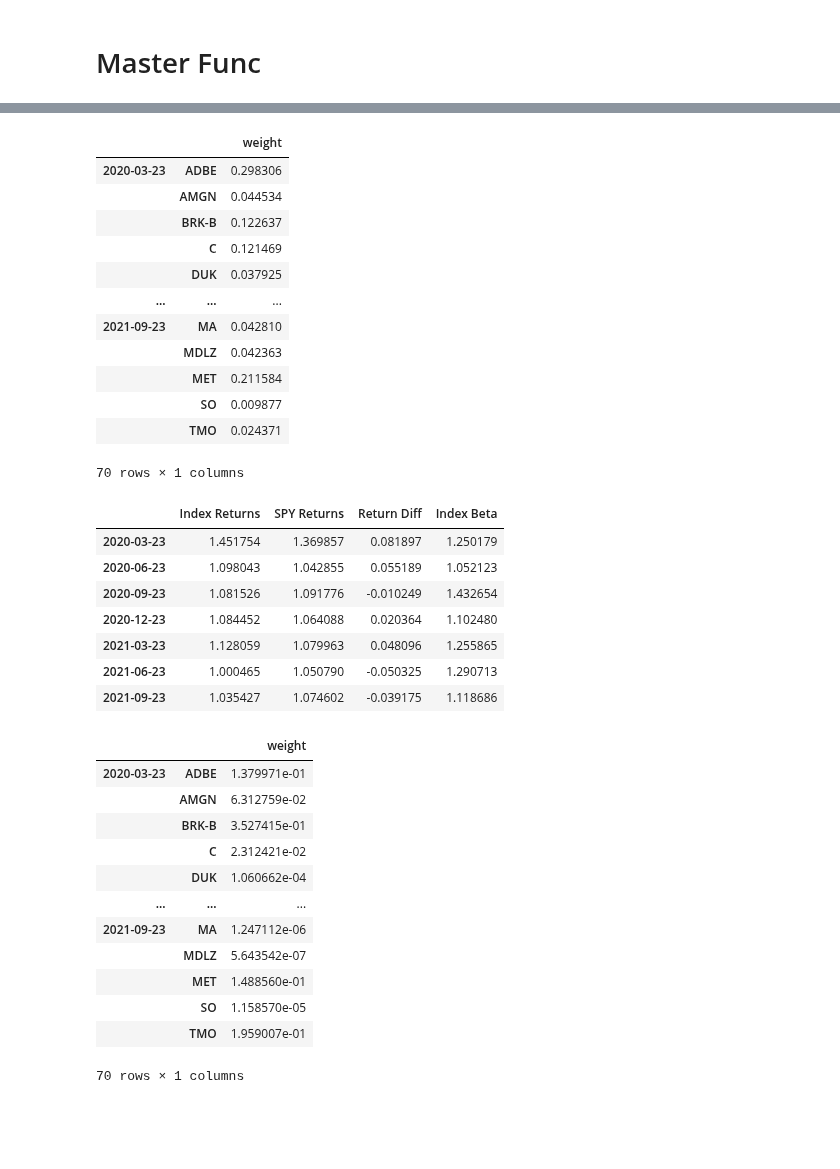
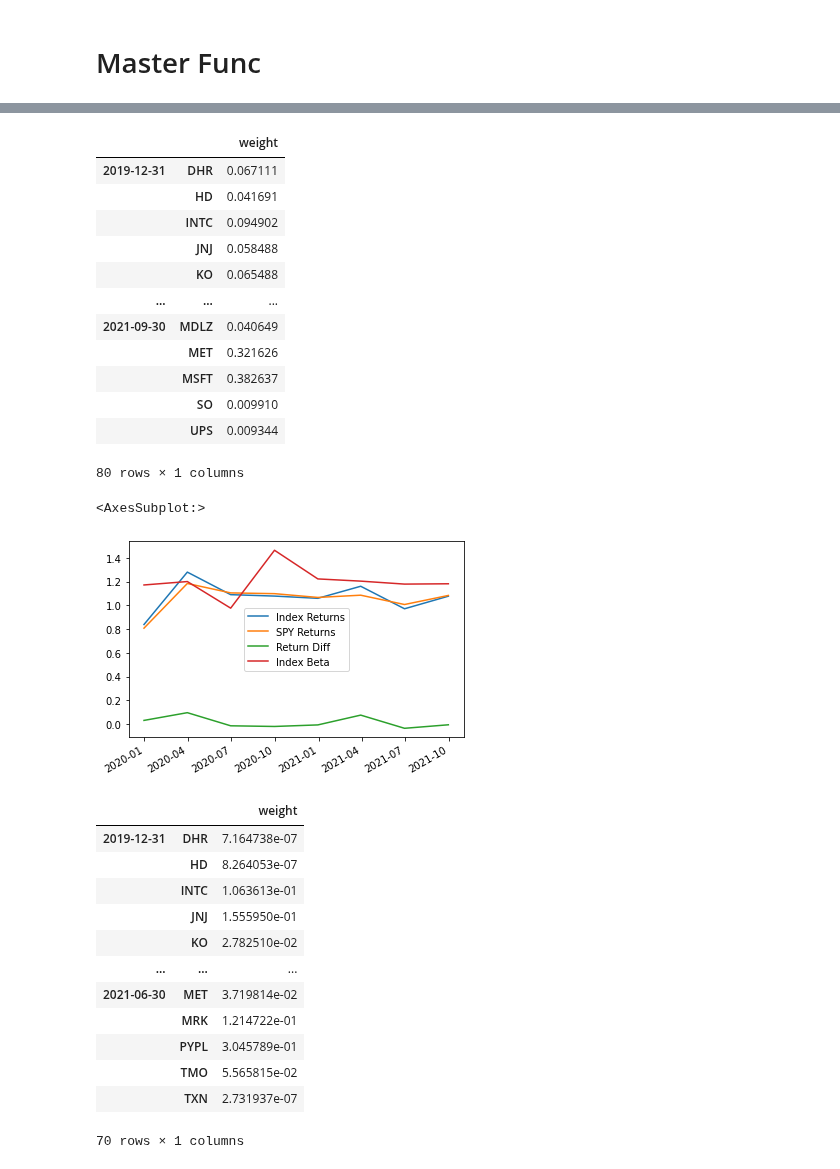
Before and after one commit to layoups/index-funds, a Jupyter notebook: create_indices.ipynb, the cells around one changed output, grey strips where cells are left out. Saved outputs shown, nothing was run; the diff lists cells and outputs as text; code cells hidden in the pictures; blank space fills up the shorter version.

Commit message:
testing and plots

```diff
--- a/create_indices.ipynb
+++ b/create_indices.ipynb
@@ -306,44 +314,41 @@ TypeError: '<' not supported between instances of 'str' and 'Timestamp'
 # %%
-pd.DataFrame.from_dict(master_cluster_index, orient="index")
+method1_index = pd.DataFrame.from_dict(master_cluster_index, orient="index")
+method1_index
 # %% [output]
 |  |  | weight |
-| 2020-03-23 | ADBE | 0.298306 |
-|  | AMGN | 0.044534 |
-|  | BRK-B | 0.122637 |
-|  | C | 0.121469 |
-|  | DUK | 0.037925 |
+| 2019-12-31 | DHR | 0.067111 |
+|  | HD | 0.041691 |
+|  | INTC | 0.094902 |
+|  | JNJ | 0.058488 |
+|  | KO | 0.065488 |
 | ... | ... | ... |
-| 2021-09-23 | MA | 0.042810 |
-|  | MDLZ | 0.042363 |
-|  | MET | 0.211584 |
-|  | SO | 0.009877 |
-|  | TMO | 0.024371 |
+| 2021-09-30 | MDLZ | 0.040649 |
+|  | MET | 0.321626 |
+|  | MSFT | 0.382637 |
+|  | SO | 0.009910 |
+|  | UPS | 0.009344 |
-70 rows × 1 columns
+80 rows × 1 columns
 # %%
-pd.DataFrame.from_dict(master_cluster_performance, orient="index")
+method1_performance = pd.DataFrame.from_dict(master_cluster_performance, orient="index")
+method1_performance.plot()
 # %% [output]
-|  | Index Returns | SPY Returns | Return Diff | Index Beta |
-| 2020-03-23 | 1.451754 | 1.369857 | 0.081897 | 1.250179 |
-| 2020-06-23 | 1.098043 | 1.042855 | 0.055189 | 1.052123 |
-| 2020-09-23 | 1.081526 | 1.091776 | -0.010249 | 1.432654 |
-| 2020-12-23 | 1.084452 | 1.064088 | 0.020364 | 1.102480 |
-| 2021-03-23 | 1.128059 | 1.079963 | 0.048096 | 1.255865 |
-| 2021-06-23 | 1.000465 | 1.050790 | -0.050325 | 1.290713 |
-| 2021-09-23 | 1.035427 | 1.074602 | -0.039175 | 1.118686 |
+<AxesSubplot:>
+[figure, added]
 # %%
-pd.DataFrame.from_dict(master_mean_var_index, orient="index")
+method2_index = pd.DataFrame.from_dict(master_mean_var_index, orient="index")
+method2_index
 # %% [output]
 |  |  | weight |
-| 2020-03-23 | ADBE | 1.379971e-01 |
-|  | AMGN | 6.312759e-02 |
-|  | BRK-B | 3.527415e-01 |
-|  | C | 2.312421e-02 |
-|  | DUK | 1.060662e-04 |
+| 2019-12-31 | DHR | 7.164738e-07 |
+|  | HD | 8.264053e-07 |
+|  | INTC | 1.063613e-01 |
+|  | JNJ | 1.555950e-01 |
+|  | KO | 2.782510e-02 |
 | ... | ... | ... |
-| 2021-09-23 | MA | 1.247112e-06 |
-|  | MDLZ | 5.643542e-07 |
-|  | MET | 1.488560e-01 |
-|  | SO | 1.158570e-05 |
-|  | TMO | 1.959007e-01 |
+| 2021-06-30 | MET | 3.719814e-02 |
+|  | MRK | 1.214722e-01 |
+|  | PYPL | 3.045789e-01 |
+|  | TMO | 5.565815e-02 |
+|  | TXN | 2.731937e-07 |
 70 rows × 1 columns
 # %%
```
Also changed, not shown: parts of 16 cells of this notebook, 3 other files.
